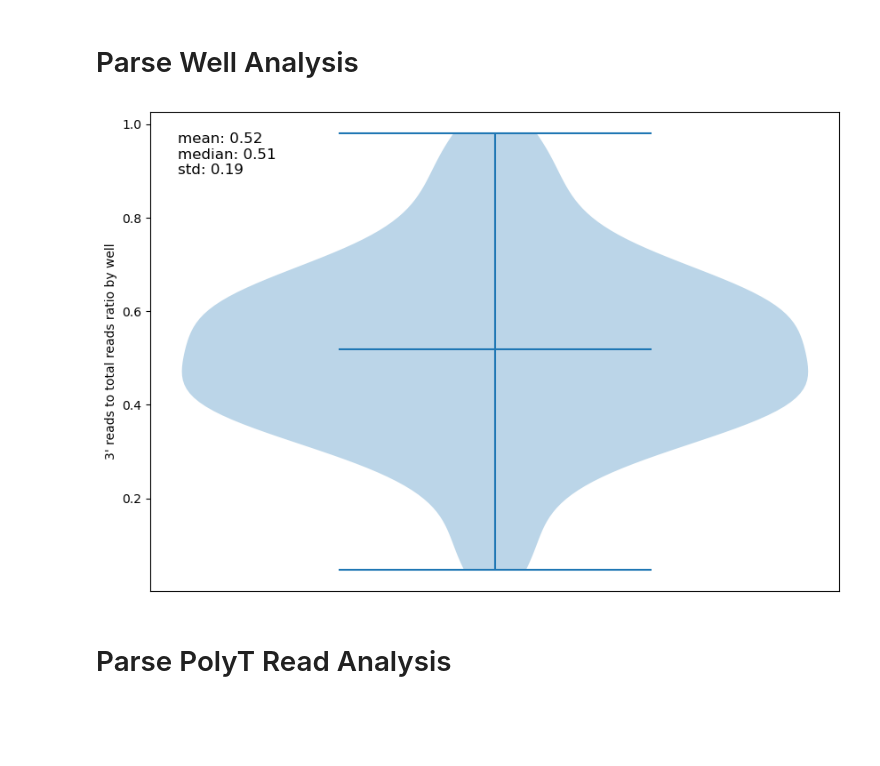
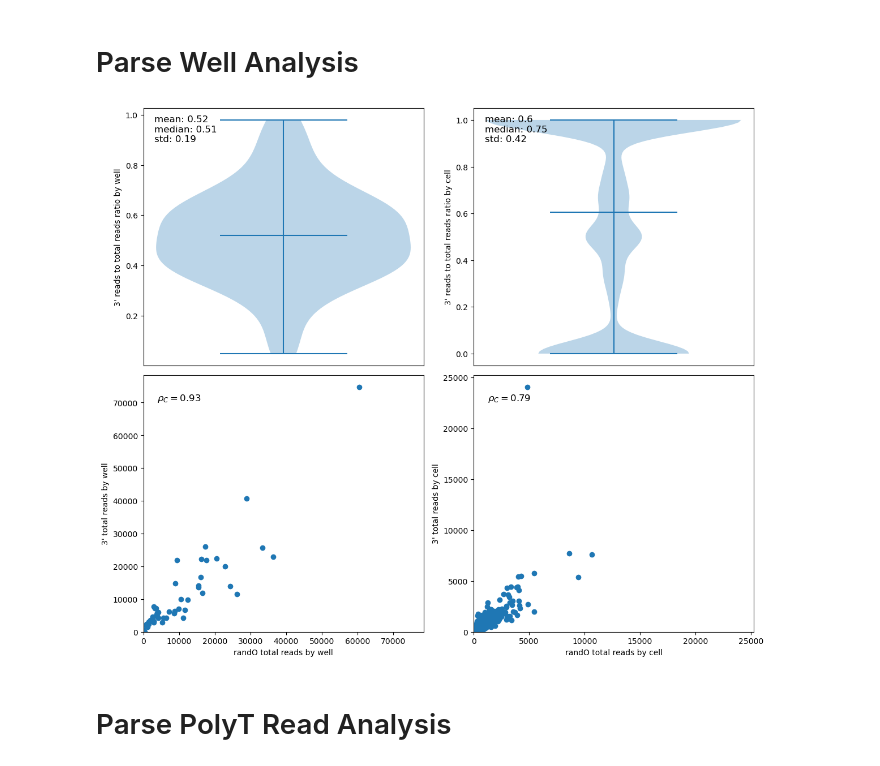
Before and after one commit to mcaskey6/10XvParse, a Jupyter notebook: Analysis 1/parse_test.ipynb, the cells around one changed output. Saved outputs shown, nothing was run; the diff lists cells and outputs as text; code cells hidden in the pictures; blank space fills up the shorter version.

Commit message:
Add read comparison plots for Parse by well and by cell

```diff
--- a/Analysis 1/parse_test.ipynb
+++ b/Analysis 1/parse_test.ipynb
@@ -164,4 +193,5 @@ import statsmodels.api as sm
 # %%
 wells_data = anndata.read_h5ad('wells_out/counts_unfiltered/adata.h5ad')
 polyT_data = anndata.read_h5ad('polyT_out/counts_unfiltered/adata.h5ad')
-randO_data = anndata.read_h5ad('randO_out/counts_unfiltered/adata.h5ad')
+randO_data = anndata.read_h5ad('randO_out/counts_unfiltered_modified/adata.h5ad')
+parse_data = anndata.read_h5ad('parse_out/counts_unfiltered_modified/adata.h5ad')
@@ -167,0 +210,6 @@ randO_data = anndata.read_h5ad('randO_out/counts_unfiltered/adata.h5ad')
+# %%
+parse_data.obs['polyT_reads'] = 0
+parse_data.obs.loc[polyT_data.obs_names, 'polyT_reads'] = polyT_data.obs['n_reads']
+
+parse_data.obs['randO_reads'] = 0
+parse_data.obs.loc[randO_data.obs_names, 'randO_reads'] = randO_data.obs['n_reads']
@@ -186,19 +253,58 @@ for well, polyT_barcode in enumerate(polyT_barcodes):
     wells_data.obs.loc[wells_data.obs.index.str.startswith(polyT_barcode), 'well'] = well + 1
 
 wells_data.obs['n_reads'] = wells_data.X.sum(axis=1).A1
-# %%
-well_read_ratios = wells_data.obs[wells_data.obs['polyT']].groupby('well')['n_reads'].sum() / wells_data.obs.groupby('well')['n_reads'].sum()
-well_read_ratios = well_read_ratios[well_read_ratios >= 0]
-
-plt.figure(figsize=(10, 7))
-plt.violinplot(well_read_ratios.tolist(), showmeans=True, showmedians=False, showextrema=True)
-plt.xticks([])
-plt.ylabel("3' reads to total reads ratio by well")
-string = "mean: " + str(round(np.mean(well_read_ratios),2)) + "\nmedian: " + str(round(np.median(well_read_ratios),2)) + "\nstd: " + str(round(np.std(well_read_ratios),2))
-plt.text(0.04, 0.87, string, transform=plt.gca().transAxes, fontsize=12)
-plt.show()
-# %% [output]
-[figure, removed]
+# %%
+def CCC(x, y):
+    pearson_r = pearsonr(x,y).correlation
+    return 2 * pearson_r * x.std() * y.std() / (x.std()**2 + y.std()**2 + (x.mean() - y.mean())**2)
+# %%
+fig, ax = plt.subplots(2, 2, figsize=(12, 10))
+
+well_read_ratios = wells_data.obs[wells_data.obs['polyT']].groupby('well')['n_reads'].sum() / wells_data.obs.groupby('well')['n_reads'].sum()
+well_read_ratios = well_read_ratios[well_read_ratios >= 0]
+
+ax[0,0].violinplot(well_read_ratios.tolist(), showmeans=True, showmedians=False, showextrema=True)
+ax[0,0].set_xticks([])
+ax[0,0].set_ylabel("3' reads to total reads ratio by well")
+string = "mean: " + str(round(np.mean(well_read_ratios),2)) + "\nmedian: " + str(round(np.median(well_read_ratios),2)) + "\nstd: " + str(round(np.std(well_read_ratios),2))
+ax[0,0].text(0.04, 0.87, string, transform=ax[0,0].transAxes, fontsize=12)
+
+cell_read_ratios = parse_data.obs['polyT_reads'] / (parse_data.obs['polyT_reads'] + parse_data.obs['randO_reads'])
+cell_read_ratios = cell_read_ratios[cell_read_ratios >= 0]
+
+ax[0,1].violinplot(cell_read_ratios.tolist(), showmeans=True, showmedians=False, showextrema=True)
+ax[0,1].set_xticks([])
+ax[0,1].set_ylabel("3' reads to total reads ratio by cell")
+string = "mean: " + str(round(np.mean(cell_read_ratios),2)) + "\nmedian: " + str(round(np.median(cell_read_ratios),2)) + "\nstd: " + str(round(np.std(cell_read_ratios),2))
+ax[0,1].text(0.04, 0.87, string, transform=ax[0,1].transAxes, fontsize=12)
+
+polyT_well_reads = wells_data.obs[wells_data.obs['polyT']].groupby('well')['n_reads'].sum()
+randO_well_reads = wells_data.obs[wells_data.obs['randO']].groupby('well')['n_reads'].sum()
+well_reads_df = pd.concat([polyT_well_reads, randO_well_reads], axis=1).fillna(0)
+well_reads_df = well_reads_df.set_axis(['polyT_reads', 'randO_reads'], axis=1)
+
+ax[1,0].scatter(well_reads_df['randO_reads'], well_reads_df['polyT_reads'])
+ax[1,0].set_xlabel('randO total reads by well')
+ax[1,0].set_ylabel('3\' total reads by well')
+max_lim = max(well_reads_df['randO_reads'].max(), well_reads_df['polyT_reads'].max())
+ax[1,0].set_xlim(0, 1.05*max_lim)
+ax[1,0].set_ylim(0, 1.05*max_lim)
+CCC_r = CCC(well_reads_df['randO_reads'], well_reads_df['polyT_reads'])
+ax[1,0].text(0.05, 0.9, r'$\rho_C=%.2f$' % (CCC_r, ), transform=ax[1,0].transAxes, fontsize=12)
+
+ax[1,1].scatter(parse_data.obs['randO_reads'], parse_data.obs['polyT_reads'])
+ax[1,1].set_xlabel('randO total reads by cell')
+ax[1,1].set_ylabel('3\' total reads by cell')
+max_lim = max(parse_data.obs['randO_reads'].max(), parse_data.obs['polyT_reads'].max())
+ax[1,1].set_xlim(0, 1.05*max_lim)
+ax[1,1].set_ylim(0, 1.05*max_lim)
+CCC_r = CCC(parse_data.obs['randO_reads'], parse_data.obs['polyT_reads'])
+ax[1,1].text(0.05, 0.9, r'$\rho_C=%.2f$' % (CCC_r, ), transform=ax[1,1].transAxes, fontsize=12)
+
+plt.tight_layout()
+plt.show()
+# %% [output]
+[figure, added]
 # %% [markdown]
 # Parse PolyT Read Analysis
 # %%
```
Also changed, not shown: parts of 15 cells of this notebook.
